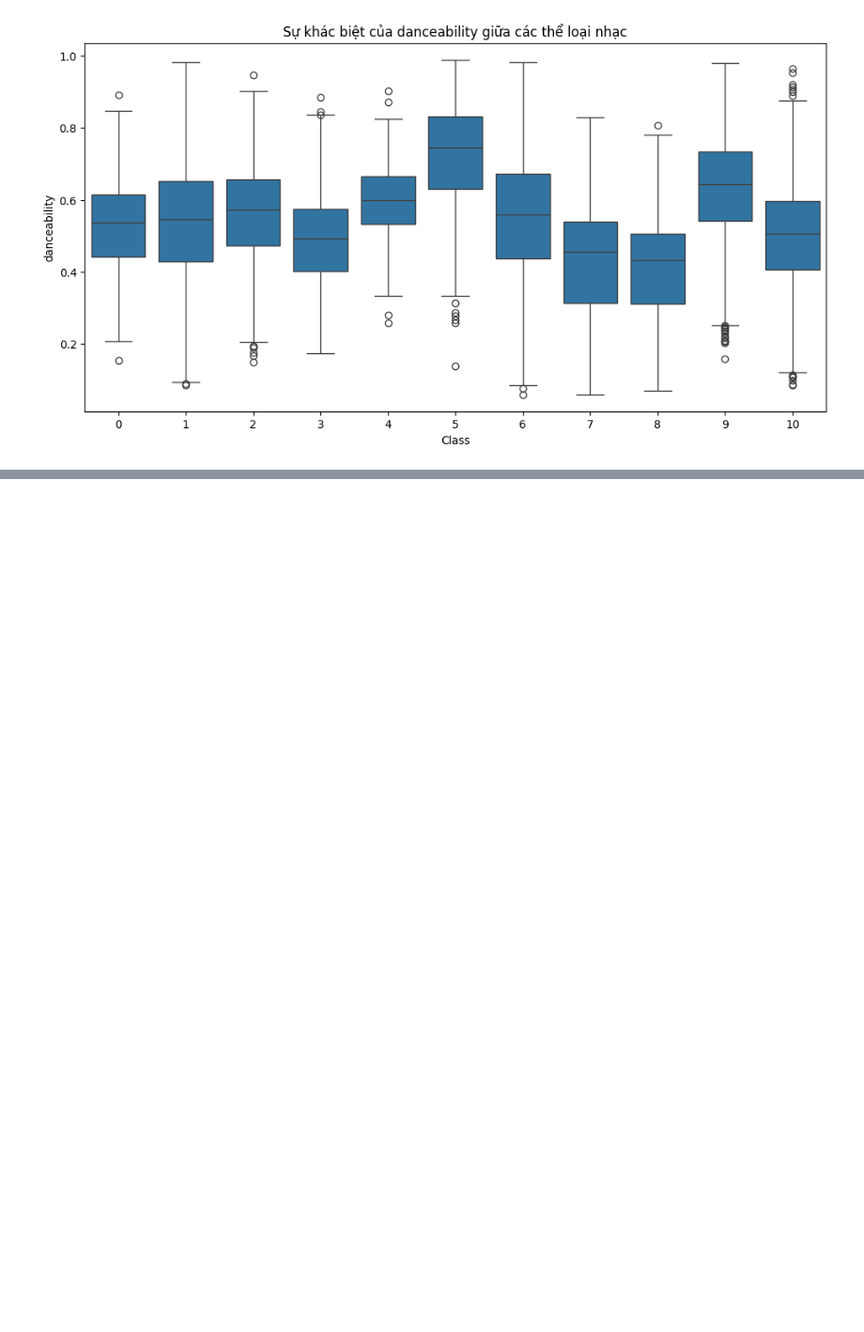
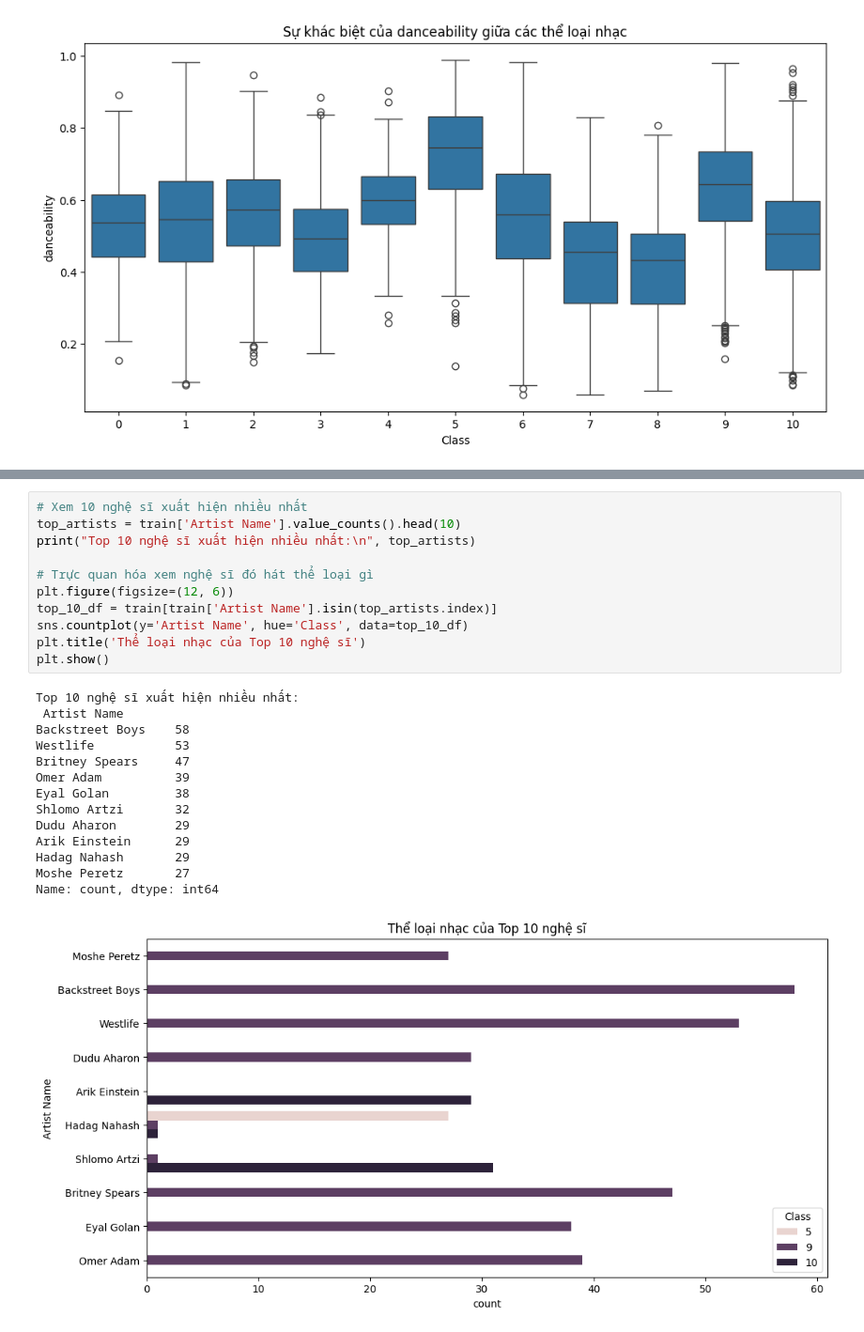
Before and after one commit to phuocle1231236-sys/nhatkykag, a Jupyter notebook: EDA.ipynb, the cells around one changed output, grey strips where cells are left out. Shown at 94% size. Cells and saved outputs as stored; diff of their text form; blank space fills up the shorter version.

```diff
--- a/EDA.ipynb
+++ b/EDA.ipynb
@@ -122,0 +211,26 @@ for feature in features_to_plot:
+# %%
+# Xem 10 nghệ sĩ xuất hiện nhiều nhất
+top_artists = train['Artist Name'].value_counts().head(10)
+print("Top 10 nghệ sĩ xuất hiện nhiều nhất:\n", top_artists)
+
+# Trực quan hóa xem nghệ sĩ đó hát thể loại gì
+plt.figure(figsize=(12, 6))
+top_10_df = train[train['Artist Name'].isin(top_artists.index)]
+sns.countplot(y='Artist Name', hue='Class', data=top_10_df)
+plt.title('Thể loại nhạc của Top 10 nghệ sĩ')
+plt.show()
+# %% [output]
+Top 10 nghệ sĩ xuất hiện nhiều nhất:
+ Artist Name
+Backstreet Boys    58
+Westlife           53
+Britney Spears     47
+Omer Adam          39
+Eyal Golan         38
+Shlomo Artzi       32
+Dudu Aharon        29
+Arik Einstein      29
+Hadag Nahash       29
+Moshe Peretz       27
+Name: count, dtype: int64
+[figure, added]
```
Also changed, not shown: parts of 6 cells of this notebook.
